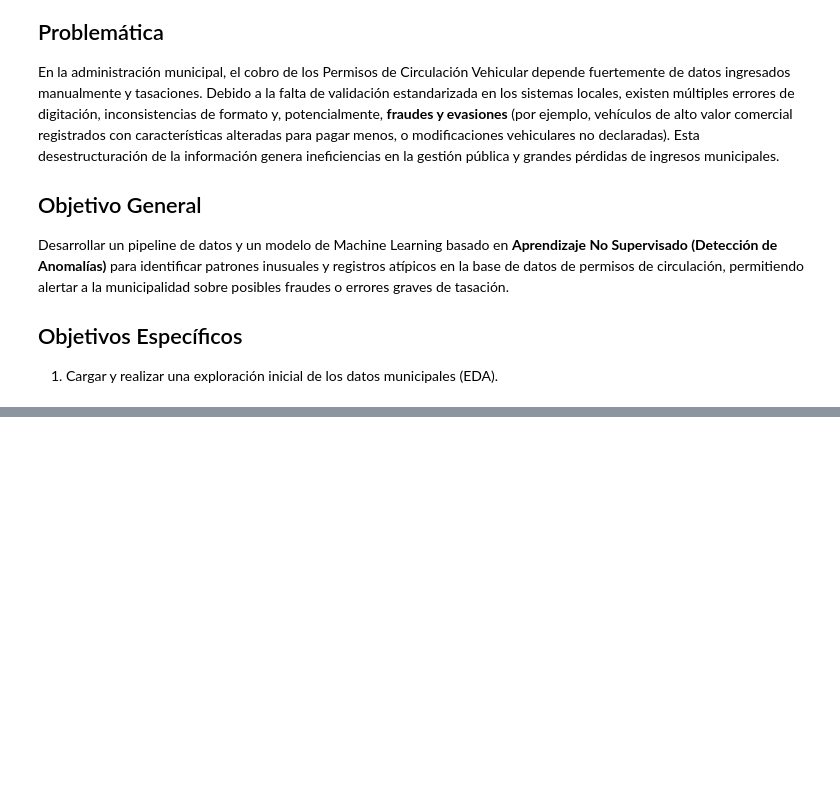
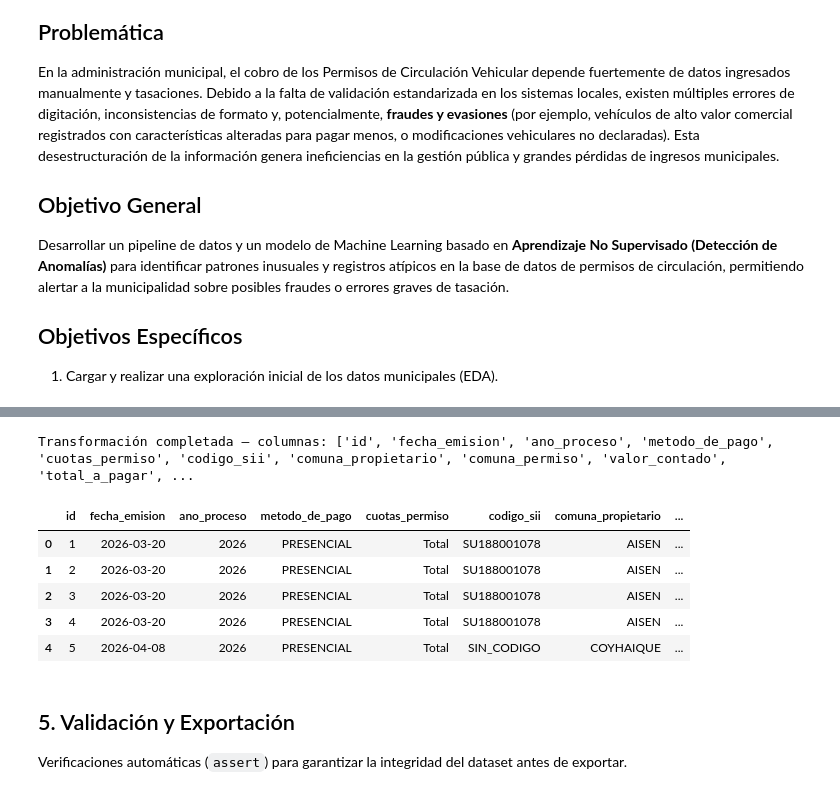
Before and after one commit to hwsaez-code/unab-magister-pro-ciencia-datos-MCDI500, a Jupyter notebook: notebook/Notebook_F2_Transformation.ipynb, the cells around one changed output, grey strips where cells are left out. Drawn from its saved outputs; the diff is of its cells as text; code cells hidden in the pictures; blank space fills up the shorter version.

```diff
--- a/notebook/Notebook_F2_Transformation.ipynb
+++ b/notebook/Notebook_F2_Transformation.ipynb
@@ -990,0 +398,34 @@ El archivo pesa aproximadamente: 500.96 KB
+# %%
+def _a_snake_case(nombre):
+    s = re.sub('(.)([A-Z][a-z]+)', r'\1_\2', nombre)
+    s = re.sub('([a-z0-9])([A-Z])', r'\1_\2', s).lower()
+    return s.replace(' ', '_').replace('.', '').replace('__', '_').strip('_')
+
+
+def renombrar_columnas(df):
+    """Convierte los nombres de columnas al formato snake_case."""
+    df = df.copy()
+    df.columns = [_a_snake_case(col) for col in df.columns]
+    return df
+
+
+def transformar(df):
+    """Aplica todas las transformaciones estructurales al dataset."""
+    df = renombrar_columnas(df)
+    print(f"Transformación completada — columnas: {df.columns.tolist()}")
+    return df
+# %%
+df_clean = transformar(df_clean)
+
+display(df_clean.head(5))
+# %% [output]
+Transformación completada — columnas: ['id', 'fecha_emision', 'ano_proceso', 'metodo_de_pago', 'cuotas_permiso', 'codigo_sii', 'comuna_propietario', 'comuna_permiso', 'valor_contado', 'total_a_pagar', ...
+|  | id | fecha_emision | ano_proceso | metodo_de_pago | cuotas_permiso | codigo_sii | comuna_propietario | ... |
+| 0 | 1 | 2026-03-20 | 2026 | PRESENCIAL | Total | SU188001078 | AISEN | ... |
+| 1 | 2 | 2026-03-20 | 2026 | PRESENCIAL | Total | SU188001078 | AISEN | ... |
+| 2 | 3 | 2026-03-20 | 2026 | PRESENCIAL | Total | SU188001078 | AISEN | ... |
+| 3 | 4 | 2026-03-20 | 2026 | PRESENCIAL | Total | SU188001078 | AISEN | ... |
+| 4 | 5 | 2026-04-08 | 2026 | PRESENCIAL | Total | SIN_CODIGO | COYHAIQUE | ... |
+# %% [markdown]
+## 5. Validación y Exportación
+Verificaciones automáticas (`assert`) para garantizar la integridad del dataset antes de exportar.
```
Also changed, not shown: parts of 76 cells of this notebook, 3 other files.
